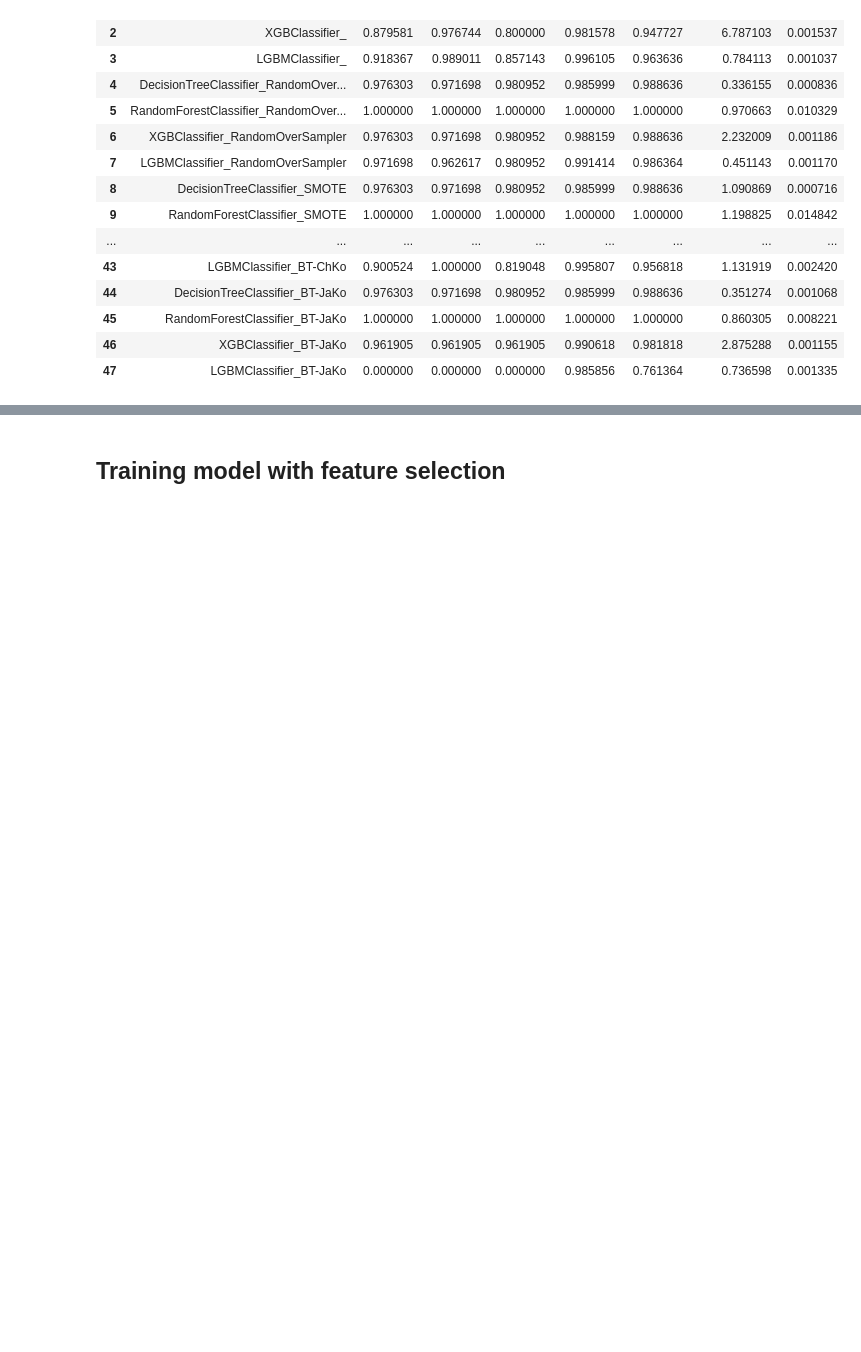
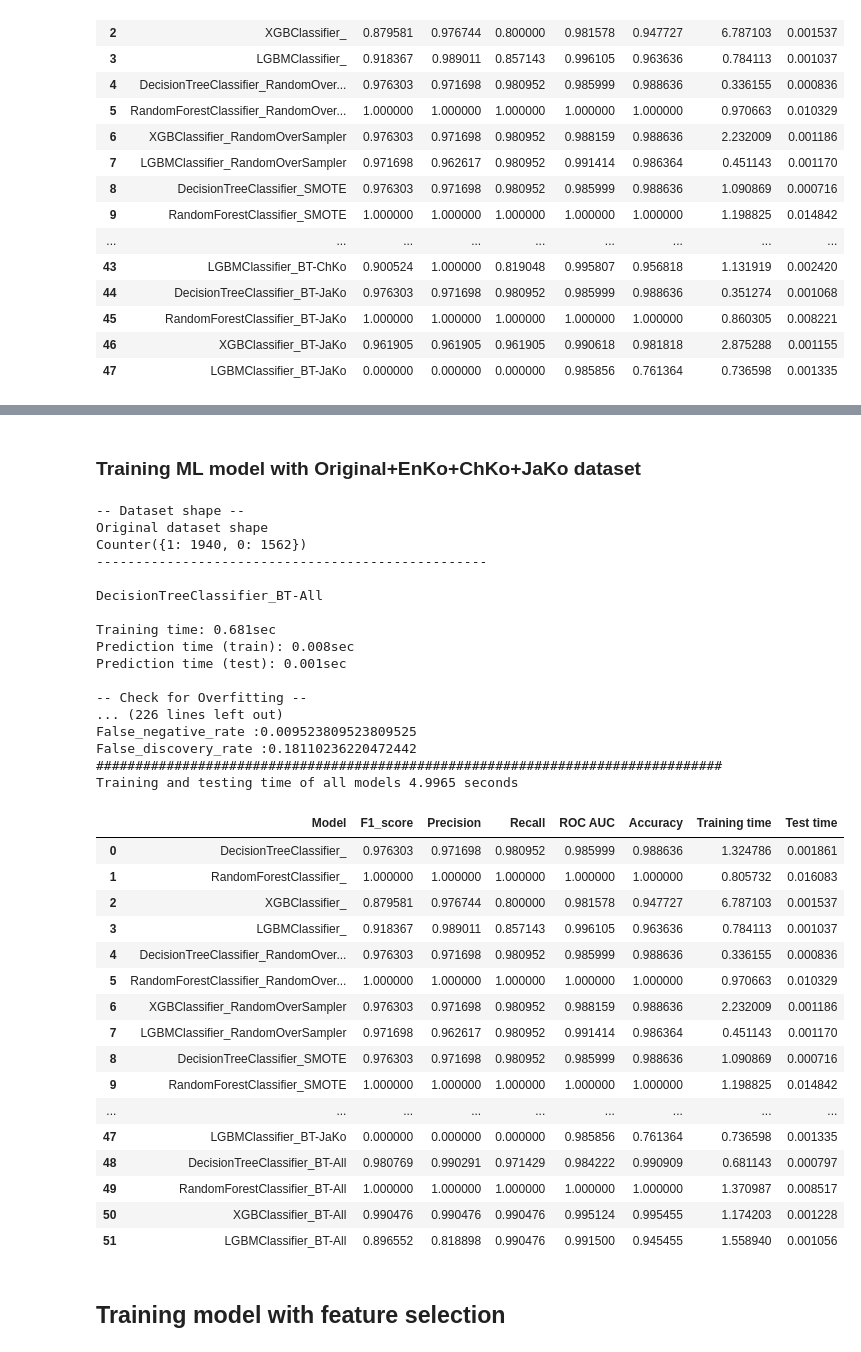
Before and after one commit to selfcontrol7/Korean_Voice_Phishing_Detection, a Jupyter notebook: Optimized_models/BT models for Korean Vishing.ipynb, the cells around one changed output, grey strips where cells are left out. Drawn from its saved outputs; the diff is of its cells as text; code cells hidden in the pictures; blank space fills up the shorter version.

```diff
--- a/Optimized_models/BT models for Korean Vishing.ipynb
+++ b/Optimized_models/BT models for Korean Vishing.ipynb
@@ -2345,3 +2353,58 @@ Training and testing time of all models 5.3839 seconds
+# %%
+# vectorize the dataset
+X_train, X_validation, X_test, y_train, y_validation, y_test = vectorize_dataset(train_set_all, test_set, val_set)
+
+#set the evaluation set for early stop models
+eval_set = [(X_validation, y_validation)]
+# %% [markdown]
+### Training ML model with Original+EnKo+ChKo+JaKo dataset
+# %%
+# define the ML models
+models, es_models = define_models()
+
+# Define the Back-translation name
+bt_name = 'BT-All'
+
+# train the ML models
+df_results = train_models_sampling(models, es_models, X_train, y_train, eval_set, X_test, y_test, bt_name=bt_name)
+
+# Display the results
+df_results
+# %% [output]
+-- Dataset shape --
+Original dataset shape
+Counter({1: 1940, 0: 1562})
+--------------------------------------------------
+
+DecisionTreeClassifier_BT-All
+
+Training time: 0.681sec
+Prediction time (train): 0.008sec
+Prediction time (test): 0.001sec
+
+-- Check for Overfitting --
+... (226 lines left out)
+False_negative_rate :0.009523809523809525
+False_discovery_rate :0.18110236220472442
+################################################################################
+Training and testing time of all models 4.9965 seconds
+|  | Model | F1_score | Precision | Recall | ROC AUC | Accuracy | Training time | Test time |
+| 0 | DecisionTreeClassifier_ | 0.976303 | 0.971698 | 0.980952 | 0.985999 | 0.988636 | 1.324786 | 0.001861 |
+| 1 | RandomForestClassifier_ | 1.000000 | 1.000000 | 1.000000 | 1.000000 | 1.000000 | 0.805732 | 0.016083 |
+| 2 | XGBClassifier_ | 0.879581 | 0.976744 | 0.800000 | 0.981578 | 0.947727 | 6.787103 | 0.001537 |
+| 3 | LGBMClassifier_ | 0.918367 | 0.989011 | 0.857143 | 0.996105 | 0.963636 | 0.784113 | 0.001037 |
+| 4 | DecisionTreeClassifier_RandomOver... | 0.976303 | 0.971698 | 0.980952 | 0.985999 | 0.988636 | 0.336155 | 0.000836 |
+| 5 | RandomForestClassifier_RandomOver... | 1.000000 | 1.000000 | 1.000000 | 1.000000 | 1.000000 | 0.970663 | 0.010329 |
+| 6 | XGBClassifier_RandomOverSampler | 0.976303 | 0.971698 | 0.980952 | 0.988159 | 0.988636 | 2.232009 | 0.001186 |
+| 7 | LGBMClassifier_RandomOverSampler | 0.971698 | 0.962617 | 0.980952 | 0.991414 | 0.986364 | 0.451143 | 0.001170 |
+| 8 | DecisionTreeClassifier_SMOTE | 0.976303 | 0.971698 | 0.980952 | 0.985999 | 0.988636 | 1.090869 | 0.000716 |
+| 9 | RandomForestClassifier_SMOTE | 1.000000 | 1.000000 | 1.000000 | 1.000000 | 1.000000 | 1.198825 | 0.014842 |
+| ... | ... | ... | ... | ... | ... | ... | ... | ... |
+| 47 | LGBMClassifier_BT-JaKo | 0.000000 | 0.000000 | 0.000000 | 0.985856 | 0.761364 | 0.736598 | 0.001335 |
+| 48 | DecisionTreeClassifier_BT-All | 0.980769 | 0.990291 | 0.971429 | 0.984222 | 0.990909 | 0.681143 | 0.000797 |
+| 49 | RandomForestClassifier_BT-All | 1.000000 | 1.000000 | 1.000000 | 1.000000 | 1.000000 | 1.370987 | 0.008517 |
+| 50 | XGBClassifier_BT-All | 0.990476 | 0.990476 | 0.990476 | 0.995124 | 0.995455 | 1.174203 | 0.001228 |
+| 51 | LGBMClassifier_BT-All | 0.896552 | 0.818898 | 0.990476 | 0.991500 | 0.945455 | 1.558940 | 0.001056 |
 # %% [markdown]
 ## Training model with feature selection
 # %%
```
Also changed, not shown: parts of 2 cells of this notebook.
